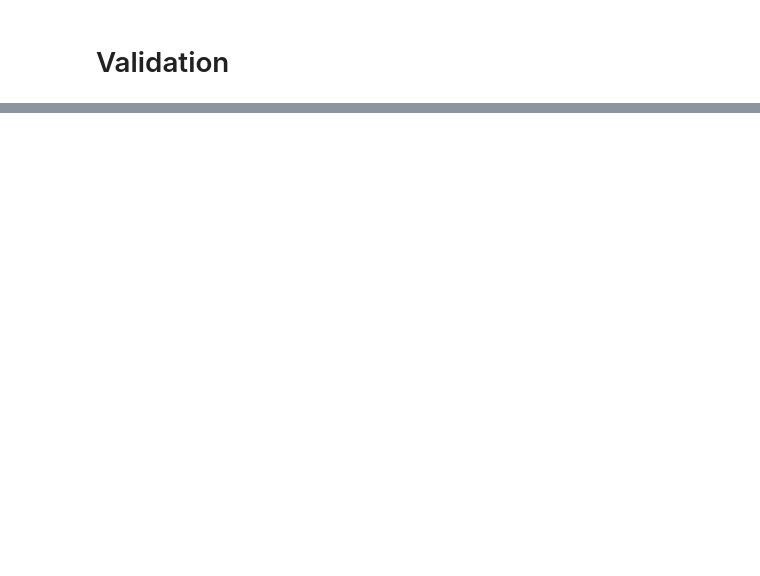
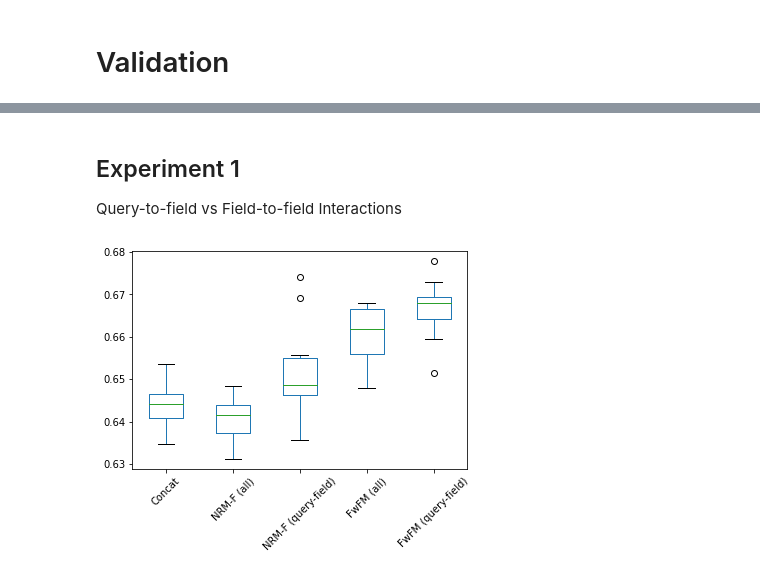
Before and after one commit to rejasupotaro/feature-interactions-in-document-ranking, a Jupyter notebook: notebooks/validation_cookpad.ipynb, the cells around one changed output, grey strips where cells are left out. Drawn from its saved outputs; the diff is of its cells as text; code cells hidden in the pictures; blank space fills up the shorter version.

```diff
--- a/notebooks/validation_cookpad.ipynb
+++ b/notebooks/validation_cookpad.ipynb
@@ -200,0 +81,40 @@ treatments  ndcg (fwfm_all)          ndcg (fwfm_selected)  False     True
+# %%
+def boxplot(df, model_names, column_names=None):
+    if column_names:
+        df = df.rename(columns={m: c for m, c in zip(model_names, column_names)})
+        model_names = column_names
+
+    df.boxplot(column=model_names, grid=False, rot=45)
+    plt.show()
+
+def validate(df, model_names, column_names=None):
+    if column_names:
+        df = df.rename(columns={m: c for m, c in zip(model_names, column_names)})
+        model_names = column_names
+
+    melted_df = pd.melt(df.reset_index(), id_vars=['index'], value_vars=model_names)
+    melted_df.columns = ['index', 'treatments', 'value']
+
+    posthoc = pg.pairwise_ttests(
+        data=melted_df,
+        dv='value',
+        between='treatments',
+        parametric=True,
+        padjust='bonf',
+        effsize='cohen',
+    )
+    pd.options.display.float_format = '{:,.3f}'.format
+    display(pd.DataFrame(posthoc))
+# %% [markdown]
+## Experiment 1
+
+Query-to-field vs Field-to-field Interactions
+# %%
+boxplot(df,
+        ['Concat', 'NRM-F (all)', 'NRM-F (query-field)', 'FwFM (all)', 'FwFM (query-field)'],
+       )
+validate(df,
+        ['Concat', 'NRM-F (all)', 'NRM-F (query-field)', 'FwFM (all)', 'FwFM (query-field)']
+       )
+# %% [output]
+[figure, added]
```
Also changed, not shown: parts of 13 cells of this notebook.
